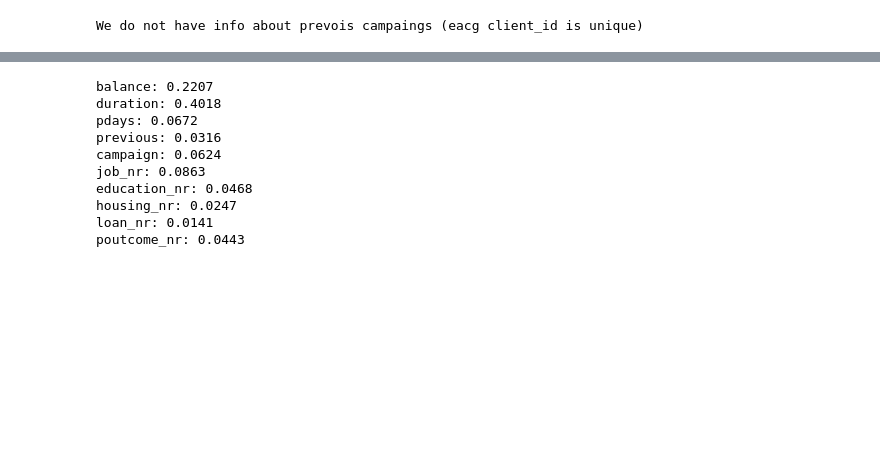
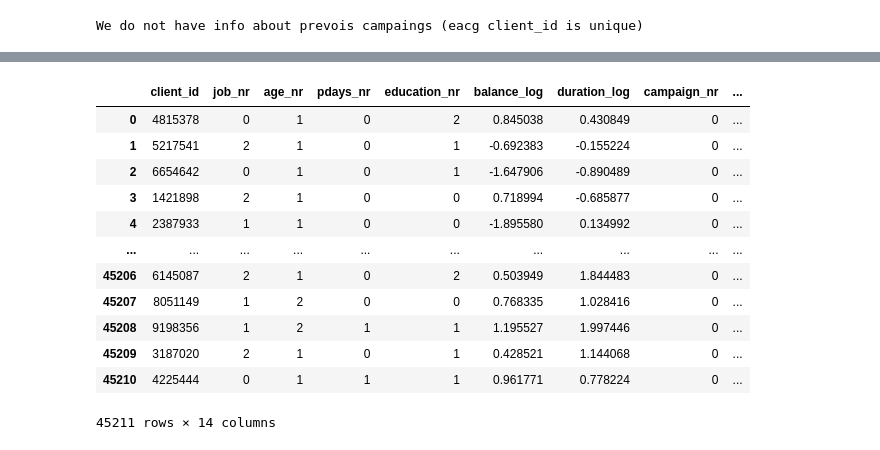
Before and after one commit to evakaldy/Bootcamp_Final_Project, a Jupyter notebook: explore_database.ipynb, the cells around one changed output, grey strips where cells are left out. Cells and saved outputs as stored; diff of their text form; code cells hidden in the pictures; blank space fills up the shorter version.

```diff
--- a/explore_database.ipynb
+++ b/explore_database.ipynb
@@ -347,0 +558,13 @@ for column in columns_to_plot:
+# %%
+##### Z-Score Normalization
+colums_for_normalization = ['balance_log', 'duration_log']
+from sklearn.preprocessing import StandardScaler
+
+# Initialize the scaler
+scaler = StandardScaler()
+
+# Fit and transform the selected columns
+df_all_for_randomForest[colums_for_normalization] = scaler.fit_transform(df_all_for_randomForest[colums_for_normalization])
+
+# Print the updated DataFrame
+print(df_all_for_randomForest)
@@ -347,0 +589,35 @@ for column in columns_to_plot:
+# %%
+### for one hot encoding :
+from sklearn.preprocessing import OneHotEncoder
+import pandas as pd
+columns_for_one_hot_encoding = [ 'job_nr', 'age_nr', 'pdays_nr', 'education_nr',
+        'campaign_nr', 'previous_nr','poutcome_nr']
+# for column in columns_for_one_hot_encoding:
+# Select the columns to be one-hot encoded
+columns_to_encode = columns_for_one_hot_encoding
+# Initialize the OneHotEncoder
+encoder = OneHotEncoder(handle_unknown='ignore')  # drop='first' avoids the dummy variable trap
+# Apply the encoder to the specified columns
+encoded_data = encoder.fit_transform(df_all_for_randomForest[columns_to_encode])
+# Convert the encoded data to a DataFrame
+encoded_columns = encoder.get_feature_names_out(columns_to_encode)
+# Convert the sparse matrix to a dense array
+encoded_dense = encoded_data.toarray()
+# Create a DataFrame from the dense array with appropriate column names
+encoded_df = pd.DataFrame(encoded_dense, columns=encoder.get_feature_names_out(columns_to_encode))
+pd.concat([df_all_for_randomForest,encoded_df], axis=1)
+df_all_for_randomForest
+# %% [output]
+|  | client_id | job_nr | age_nr | pdays_nr | education_nr | balance_log | duration_log | campaign_nr | ... |
+| 0 | 4815378 | 0 | 1 | 0 | 2 | 0.845038 | 0.430849 | 0 | ... |
+| 1 | 5217541 | 2 | 1 | 0 | 1 | -0.692383 | -0.155224 | 0 | ... |
+| 2 | 6654642 | 0 | 1 | 0 | 1 | -1.647906 | -0.890489 | 0 | ... |
+| 3 | 1421898 | 2 | 1 | 0 | 0 | 0.718994 | -0.685877 | 0 | ... |
+| 4 | 2387933 | 1 | 1 | 0 | 0 | -1.895580 | 0.134992 | 0 | ... |
+| ... | ... | ... | ... | ... | ... | ... | ... | ... | ... |
+| 45206 | 6145087 | 2 | 1 | 0 | 2 | 0.503949 | 1.844483 | 0 | ... |
+| 45207 | 8051149 | 1 | 2 | 0 | 0 | 0.768335 | 1.028416 | 0 | ... |
+| 45208 | 9198356 | 1 | 2 | 1 | 1 | 1.195527 | 1.997446 | 0 | ... |
+| 45209 | 3187020 | 2 | 1 | 0 | 1 | 0.428521 | 1.144068 | 0 | ... |
+| 45210 | 4225444 | 0 | 1 | 1 | 1 | 0.961771 | 0.778224 | 0 | ... |
+45211 rows × 14 columns
@@ -348,15 +631,15 @@ for column in columns_to_plot:
 # %%
+###RANDOM_FOREST
+
 import pandas as pd
 from sklearn.ensemble import RandomForestClassifier
 from sklearn.model_selection import train_test_split
 from sklearn.metrics import classification_report, accuracy_score
 
-# Combine the two datasets and specify the target variable
 
-data = only_nr_df[only_nr_df['y_nr'].isin([ 0, 2])]
 
 # Specify features and target
-features = ['balance', 'duration', 'pdays', 'previous', 'campaign',
+features = ['balance', 'duration', 'pdays', 'previous', 'campaign', 'age_nr',
             'job_nr', 'education_nr', 'housing_nr', 'loan_nr', 'poutcome_nr']
 target = 'y_nr'
 
@@ -379,22 +662,13 @@ print(classification_report(y_test, y_pred))
 
 print("Accuracy Score:", accuracy_score(y_test, y_pred))
 
-
+print()
+print('-------------------------------------')
+print('Feature importance')
 # Feature importance
 importance = rf_model.feature_importances_
 for i, feature in enumerate(features):
     print(f"{feature}: {importance[i]:.4f}")
-# %% [output]
-balance: 0.2207
-duration: 0.4018
-pdays: 0.0672
-previous: 0.0316
-campaign: 0.0624
-job_nr: 0.0863
-education_nr: 0.0468
-housing_nr: 0.0247
-loan_nr: 0.0141
-poutcome_nr: 0.0443
 # %%
 ####PREDICT
 
```
Also changed, not shown: parts of 25 cells of this notebook.
